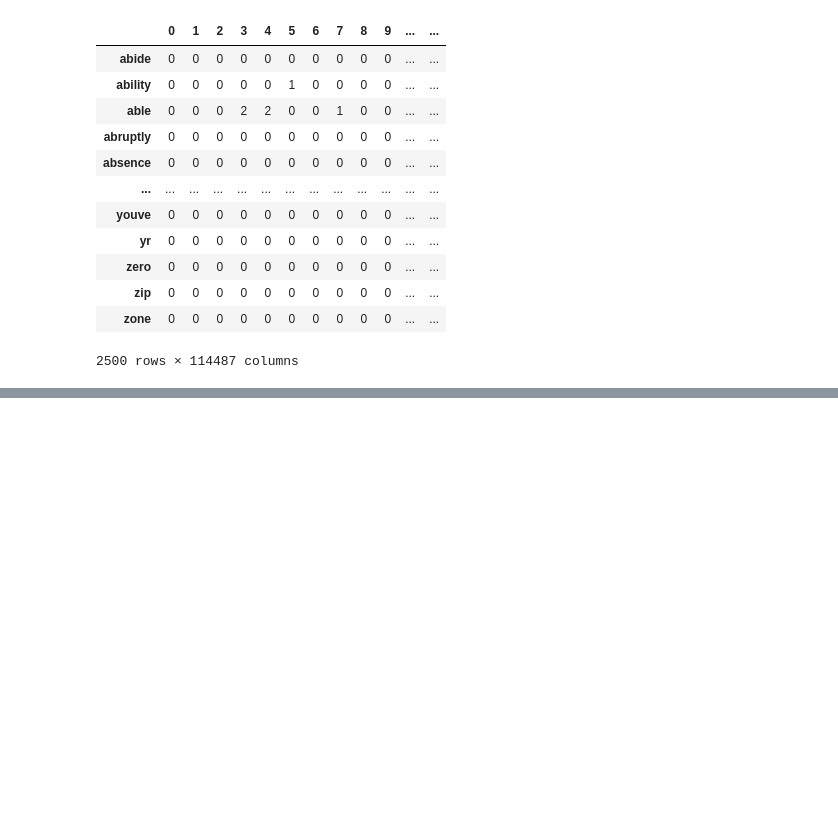
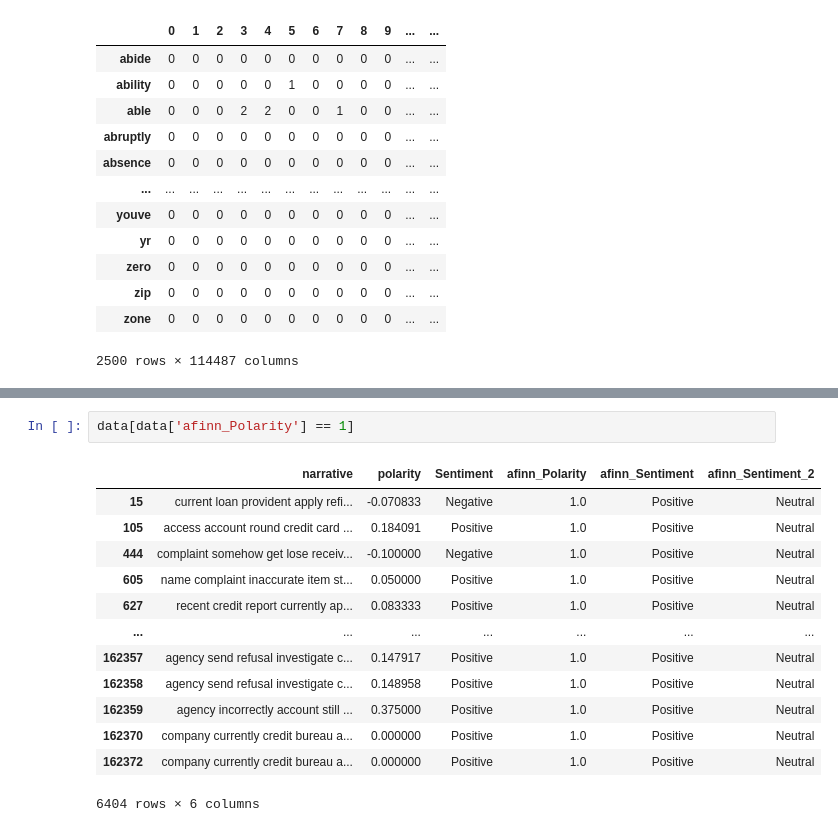
Before and after one commit to VIJAY84SH/Natural-language-processing-NLP-, a Jupyter notebook: Credit Card Complaint/complaints_processed.ipynb, the cells around one changed output, grey strips where cells are left out. Saved outputs shown, nothing was run; the diff lists cells and outputs as text; blank space fills up the shorter version.

```diff
--- a/Credit Card Complaint/complaints_processed.ipynb
+++ b/Credit Card Complaint/complaints_processed.ipynb
@@ -381,0 +492,16 @@ plt.show()
+# %%
+data[data['afinn_Polarity'] == 1]
+# %% [output]
+|  | narrative | polarity | Sentiment | afinn_Polarity | afinn_Sentiment | afinn_Sentiment_2 |
+| 15 | current loan provident apply refi... | -0.070833 | Negative | 1.0 | Positive | Neutral |
+| 105 | access account round credit card ... | 0.184091 | Positive | 1.0 | Positive | Neutral |
+| 444 | complaint somehow get lose receiv... | -0.100000 | Negative | 1.0 | Positive | Neutral |
+| 605 | name complaint inaccurate item st... | 0.050000 | Positive | 1.0 | Positive | Neutral |
+| 627 | recent credit report currently ap... | 0.083333 | Positive | 1.0 | Positive | Neutral |
+| ... | ... | ... | ... | ... | ... | ... |
+| 162357 | agency send refusal investigate c... | 0.147917 | Positive | 1.0 | Positive | Neutral |
+| 162358 | agency send refusal investigate c... | 0.148958 | Positive | 1.0 | Positive | Neutral |
+| 162359 | agency incorrectly account still ... | 0.375000 | Positive | 1.0 | Positive | Neutral |
+| 162370 | company currently credit bureau a... | 0.000000 | Positive | 1.0 | Positive | Neutral |
+| 162372 | company currently credit bureau a... | 0.000000 | Positive | 1.0 | Positive | Neutral |
+6404 rows × 6 columns
```
Also changed, not shown: parts of 47 cells of this notebook.
